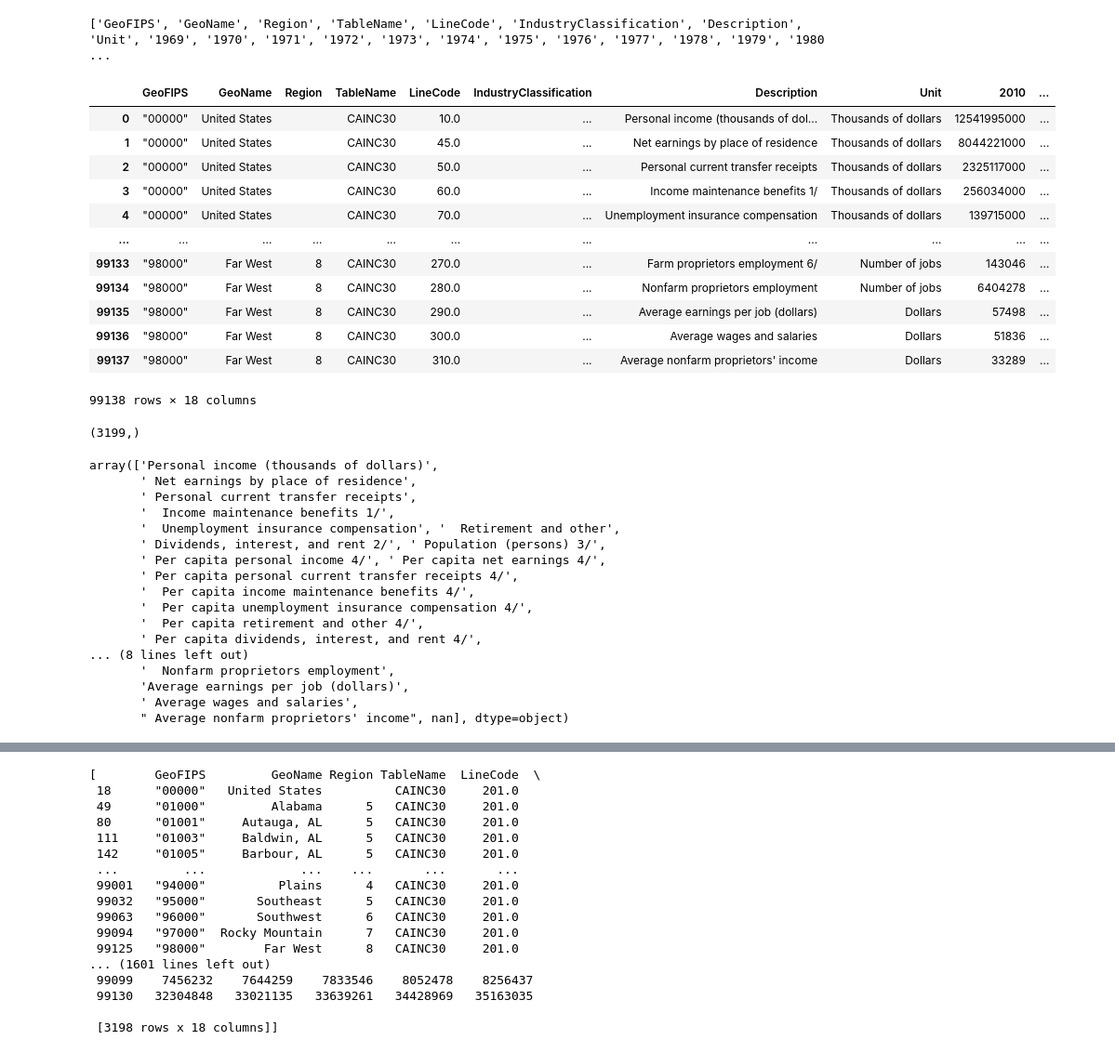
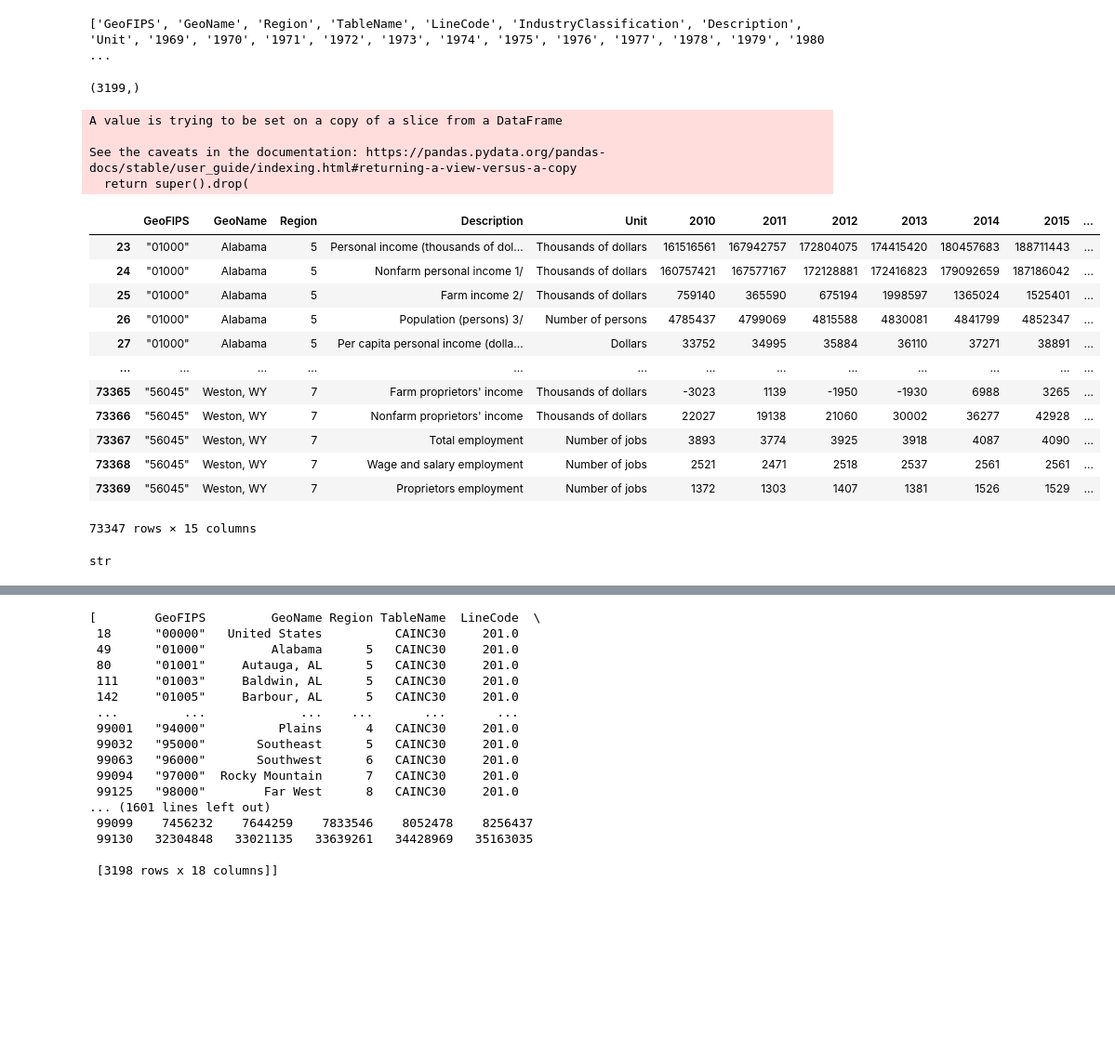
Before and after one commit to Kneck12/zillow-price-index-pred, a Jupyter notebook: Oren/01_First_EDA.ipynb, the cells around one changed output, grey strips where cells are left out. Shown at 93% size. Cells and saved outputs as stored; diff of their text form; code cells hidden in the pictures; blank space fills up the shorter version.

```diff
--- a/Oren/01_First_EDA.ipynb
+++ b/Oren/01_First_EDA.ipynb
@@ -61,3 +109,3 @@ zipcodes = zhi_reshaped['RegionName'].unique()
 # %%
-econ_zip_df=pd.read_csv('../../data/CAINC30/CAINC30__ALL_AREAS_1969_2019.csv', low_memory=False)
+income_zip_df_og=pd.read_csv('../../data/CAINC4/CAINC4__ALL_AREAS_1969_2019.csv', low_memory=False)
 # %%
@@ -71,19 +118,3 @@ econ_zip_df = econ_zip_df[['GeoFIPS', 'GeoName', 'Region', 'TableName',
              'Unit', '2010', '2011', '2012', '2013', '2014',
              '2015', '2016', '2017', '2018', '2019']]
-# %%
-econ_zip_df
-# %% [output]
-|  | GeoFIPS | GeoName | Region | TableName | LineCode | IndustryClassification | Description | Unit | 2010 | ... |
-| 0 | "00000" | United States |  | CAINC30 | 10.0 | ... | Personal income (thousands of dol... | Thousands of dollars | 12541995000 | ... |
-| 1 | "00000" | United States |  | CAINC30 | 45.0 | ... | Net earnings by place of residence | Thousands of dollars | 8044221000 | ... |
-| 2 | "00000" | United States |  | CAINC30 | 50.0 | ... | Personal current transfer receipts | Thousands of dollars | 2325117000 | ... |
-| 3 | "00000" | United States |  | CAINC30 | 60.0 | ... | Income maintenance benefits 1/ | Thousands of dollars | 256034000 | ... |
-| 4 | "00000" | United States |  | CAINC30 | 70.0 | ... | Unemployment insurance compensation | Thousands of dollars | 139715000 | ... |
-| ... | ... | ... | ... | ... | ... | ... | ... | ... | ... | ... |
-| 99133 | "98000" | Far West | 8 | CAINC30 | 270.0 | ... | Farm proprietors employment 6/ | Number of jobs | 143046 | ... |
-| 99134 | "98000" | Far West | 8 | CAINC30 | 280.0 | ... | Nonfarm proprietors employment | Number of jobs | 6404278 | ... |
-| 99135 | "98000" | Far West | 8 | CAINC30 | 290.0 | ... | Average earnings per job (dollars) | Dollars | 57498 | ... |
-| 99136 | "98000" | Far West | 8 | CAINC30 | 300.0 | ... | Average wages and salaries | Dollars | 51836 | ... |
-| 99137 | "98000" | Far West | 8 | CAINC30 | 310.0 | ... | Average nonfarm proprietors' income | Dollars | 33289 | ... |
-99138 rows × 18 columns
 # %%
@@ -91,24 +122,9 @@ econ_zip_df['GeoName'].unique().shape
 # %% [output]
 (3199,)
-# %%
-econ_zip_df['Description'].unique()
-# %% [output]
-array(['Personal income (thousands of dollars)',
-       ' Net earnings by place of residence',
-       ' Personal current transfer receipts',
-       '  Income maintenance benefits 1/',
-       '  Unemployment insurance compensation', '  Retirement and other',
-       ' Dividends, interest, and rent 2/', ' Population (persons) 3/',
-       ' Per capita personal income 4/', ' Per capita net earnings 4/',
-       ' Per capita personal current transfer receipts 4/',
-       '  Per capita income maintenance benefits 4/',
-       '  Per capita unemployment insurance compensation 4/',
-       '  Per capita retirement and other 4/',
-       ' Per capita dividends, interest, and rent 4/',
-... (8 lines left out)
-       '  Nonfarm proprietors employment',
-       'Average earnings per job (dollars)',
-       ' Average wages and salaries',
-       " Average nonfarm proprietors' income", nan], dtype=object)
 # %%
-econ_zip_df = econ_zip_df.drop(econ_zip_df.index[99138:99142])
+income_zip_df.drop(income_zip_df.index[73370:73558], inplace=True)
+# %% [output]
+A value is trying to be set on a copy of a slice from a DataFrame
+
+See the caveats in the documentation: https://pandas.pydata.org/pandas-docs/stable/user_guide/indexing.html#returning-a-view-versus-a-copy
+  return super().drop(
@@ -115 +133,21 @@ econ_zip_df = econ_zip_df.drop(econ_zip_df.index[99138:99142])
+# %%
+income_zip_df
+# %% [output]
+|  | GeoFIPS | GeoName | Region | Description | Unit | 2010 | 2011 | 2012 | 2013 | 2014 | 2015 | ... |
+| 23 | "01000" | Alabama | 5 | Personal income (thousands of dol... | Thousands of dollars | 161516561 | 167942757 | 172804075 | 174415420 | 180457683 | 188711443 | ... |
+| 24 | "01000" | Alabama | 5 | Nonfarm personal income 1/ | Thousands of dollars | 160757421 | 167577167 | 172128881 | 172416823 | 179092659 | 187186042 | ... |
+| 25 | "01000" | Alabama | 5 | Farm income 2/ | Thousands of dollars | 759140 | 365590 | 675194 | 1998597 | 1365024 | 1525401 | ... |
+| 26 | "01000" | Alabama | 5 | Population (persons) 3/ | Number of persons | 4785437 | 4799069 | 4815588 | 4830081 | 4841799 | 4852347 | ... |
+| 27 | "01000" | Alabama | 5 | Per capita personal income (dolla... | Dollars | 33752 | 34995 | 35884 | 36110 | 37271 | 38891 | ... |
+| ... | ... | ... | ... | ... | ... | ... | ... | ... | ... | ... | ... | ... |
+| 73365 | "56045" | Weston, WY | 7 | Farm proprietors' income | Thousands of dollars | -3023 | 1139 | -1950 | -1930 | 6988 | 3265 | ... |
+| 73366 | "56045" | Weston, WY | 7 | Nonfarm proprietors' income | Thousands of dollars | 22027 | 19138 | 21060 | 30002 | 36277 | 42928 | ... |
+| 73367 | "56045" | Weston, WY | 7 | Total employment | Number of jobs | 3893 | 3774 | 3925 | 3918 | 4087 | 4090 | ... |
+| 73368 | "56045" | Weston, WY | 7 | Wage and salary employment | Number of jobs | 2521 | 2471 | 2518 | 2537 | 2561 | 2561 | ... |
+| 73369 | "56045" | Weston, WY | 7 | Proprietors employment | Number of jobs | 1372 | 1303 | 1407 | 1381 | 1526 | 1529 | ... |
+73347 rows × 15 columns
+# %%
+type(income_zip_df['GeoFIPS'][23])
+# %% [output]
+str
 # %%
```
Also changed, not shown: parts of 32 cells of this notebook, 2 other files.
